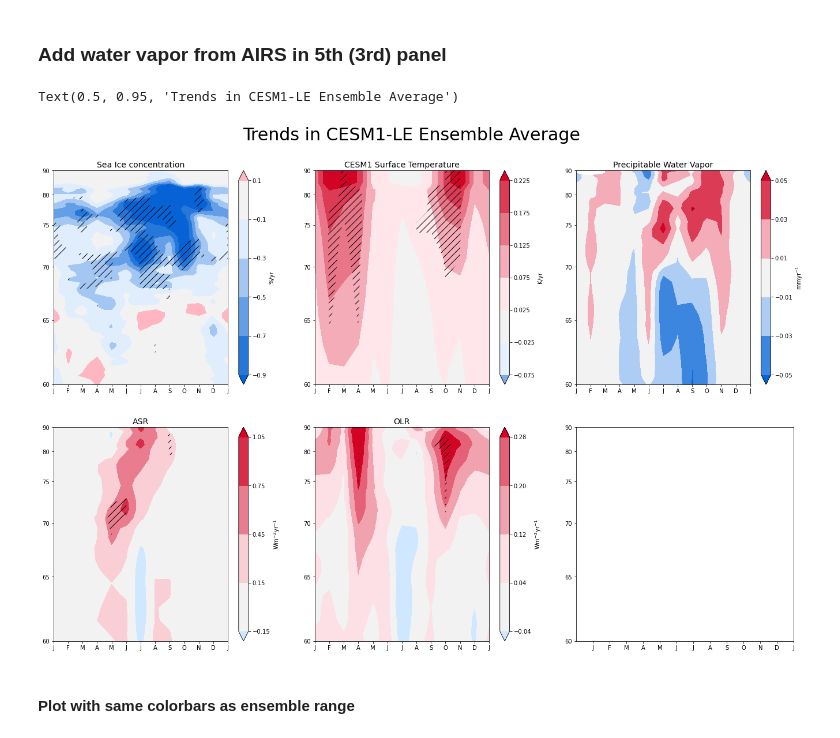
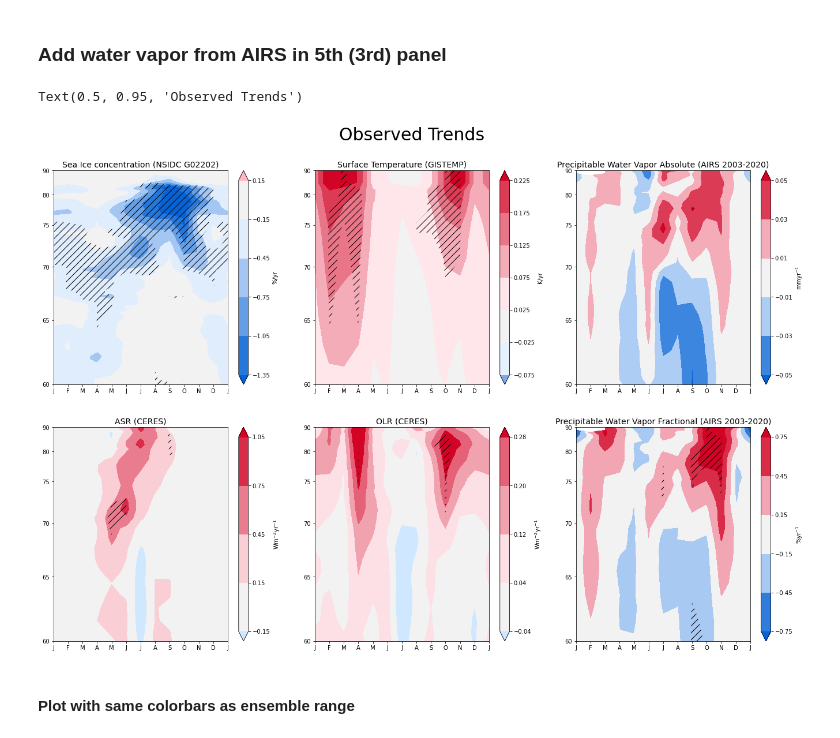
Before and after one commit to jshaw35/spectral_ice, a Jupyter notebook: figure1/figure1abc.ipynb, the cells around one changed output. Drawn from its saved outputs; the diff is of its cells as text; code cells hidden in the pictures.

```diff
--- a/figure1/figure1abc.ipynb
+++ b/figure1/figure1abc.ipynb
@@ -247,3 +231,6 @@ gisstemp_trends,gisstemp_statsig,gisstemp_notnull = compute_trends_n_signif2(gis
 # %%
 # Threw an error when the end date was 12-31
 airs_tmq_subset = tmq_net.sel(time=slice('2003-01-01','2020-12-30'),lat=slice(None,58)).mean('lon')
+# %%
+# time mean for plotting WV change in terms of percent (but why of entire time period mean 2000-2017?)
+airs_tmq_subset_tmean = airs_tmq_subset.groupby('time.month').mean('time')
@@ -250,2 +252,4 @@ airs_tmq_subset = tmq_net.sel(time=slice('2003-01-01','2020-12-30'),lat=slice(No
 # %%
 wv_trends,wv_statsig,wv_notnull = compute_trends_n_signif2(airs_tmq_subset)
+# %%
+wv_pct_trends,wv_pct_statsig,wv_pct_notnull = compute_trends_n_signif2(airs_tmq_subset / airs_tmq_subset_tmean_exp)
@@ -297,7 +276,9 @@ g02202_ds['cdr_seaice_conc_monthly'][0].plot()
 # %%
 # Subset by time and latitude
+g02202_ds = add_weights(g02202_ds)
+
 g02202_tsel = g02202_ds.sel(time=slice('2001-01-01','2020-12-31'),lat=slice(59,None))
-g02202_temp = 100*g02202_tsel['cdr_seaice_conc_monthly'].chunk({'time':-1,'lat':-1,'lon':-1}) # I don't think this speeds things up
+g02202_temp = 100*g02202_tsel['cdr_seaice_conc_monthly'] #.chunk({'time':-1,'lat':-1,'lon':-1}) # I don't think this speeds things up
 
 # Need to perform a weighted average because areas are not constant, land cells are already masked
 g02202_subset = masked_average(g02202_temp,dim=['lon'], weights=g02202_tsel['cell_weight'],)
@@ -326,6 +307,9 @@ olr_statsig_wrapped = xr.concat([olr_statsig,olr_statsig[0].assign_coords({'mont
 
 wv_trends_wrapped = xr.concat([wv_trends,wv_trends[0].assign_coords({'month':13})],dim='month')
 wv_statsig_wrapped = xr.concat([wv_statsig,wv_statsig[0].assign_coords({'month':13})],dim='month')
+
+wv_pct_trends_wrapped = xr.concat([wv_pct_trends,wv_pct_trends[0].assign_coords({'month':13})],dim='month')
+wv_pct_statsig_wrapped = xr.concat([wv_pct_statsig,wv_pct_statsig[0].assign_coords({'month':13})],dim='month')
 # %%
 palette = sns.diverging_palette(257, 10, s=99, l=44, sep=50, n=5, as_cmap=True)
 
@@ -507,60 +413,73 @@ for _ax in axes:
     _ax.set_xticks(xticks)
     _ax.set_xticklabels(xtick_labels)
 
-lat_weighted0 = np.sin(np.pi/180*g10010_trends_wrapped['lat'])
+lat_weighted0 = np.sin(np.pi/180*g02202_trends_wrapped['lat'])
 cmap0 = copy.copy(palette)
-im0 = axes[0].contourf(g10010_trends_wrapped['month'],lat_weighted0,g10010_trends_wrapped.transpose('lat','month'), # -1.4,0.4
-                       cmap=cmap0,vmin=-0.9,vmax=0.9,levels=np.arange(-0.9,0.11,0.2),extend='both')
+im0 = axes[0].contourf(g02202_trends_wrapped['month'],lat_weighted0,g02202_trends_wrapped.transpose('lat','month'), # -1.4,0.4
+                       cmap=cmap0,levels=np.arange(-1.35,0.156,0.3),vmin=-1.35,vmax=1.35,extend='both')
+#                        ,levels=np.arange(-0.9,0.11,0.2),extend='both')
 im0.cmap.set_over('lightpink') # (0.51,0.66,0.9)
-stip = axes[0].contourf(g10010_statsig_wrapped['month'],lat_weighted0,g10010_statsig_wrapped.transpose('lat','month'), colors='none',levels=[0,99,100],
-                        hatches=[None,'//'],extend='neither')
-axes[0].set_title('Sea Ice concentration',fontsize=14)
+stip = axes[0].contourf(g02202_statsig_wrapped['month'],lat_weighted0,g02202_statsig_wrapped.transpose('lat','month'),
+                        colors='none',levels=[0,99,100],hatches=[None,'//'],extend='neither')
+axes[0].set_title('Sea Ice concentration (NSIDC G02202)',fontsize=14)
 plt.colorbar(im0,ax=axes[0],label='%/yr')
 
 lat_weighted1 = np.sin(np.pi/180*gisstemp_trends_wrapped['lat'])
 cmap1 = copy.copy(palette)
 im1 = axes[1].contourf(gisstemp_trends_wrapped['month'],lat_weighted1,gisstemp_trends_wrapped.transpose('lat','month'), # -0.15,0.45
                        cmap=cmap1,vmin=-0.25, vmax=0.25,levels=np.arange(-0.075,0.2251,0.05),extend='both')
 im1.cmap.set_under((0.51,0.66,0.9))
-stip = axes[1].contourf(gisstemp_statsig_wrapped['month'],lat_weighted1,gisstemp_statsig_wrapped.transpose('lat','month'), colors='none',levels=[0,99,100],
-                        hatches=[None,'//'],extend='neither')
-axes[1].set_title('CESM1 Surface Temperature',fontsize=14)
+stip = axes[1].contourf(gisstemp_statsig_wrapped['month'],lat_weighted1,gisstemp_statsig_wrapped.transpose('lat','month'),
+                        colors='none',levels=[0,99,100],hatches=[None,'//'],extend='neither')
+axes[1].set_title('Surface Temperature (GISTEMP)',fontsize=14)
 cbar = plt.colorbar(im1,ax=axes[1],label='K/yr')
 
+### Absolute change in WV
 lat_weighted2 = np.sin(np.pi/180*wv_trends_wrapped['lat'])
 cmap2 = copy.copy(palette)
 im2 = axes[2].contourf(wv_trends_wrapped['month'],lat_weighted2,wv_trends_wrapped.transpose('lat','month'), # -0.6,3.0
                        cmap=cmap2,vmin=-0.05, vmax=0.05,extend='both',levels=np.arange(-0.05,0.051,0.02))
 # im2.cmap.set_under('blue') # (0.81,0.91,1.00)
-stip = axes[2].contourf(wv_statsig_wrapped['month'],lat_weighted2,wv_statsig_wrapped.transpose('lat','month'), colors='none',levels=[0,99,100],
-                        hatches=[None,'//'],extend='neither')
-axes[2].set_title('Precipitable Water Vapor',fontsize=14)
+stip = axes[2].contourf(wv_statsig_wrapped['month'],lat_weighted2,wv_statsig_wrapped.transpose('lat','month'),
+                        colors='none',levels=[0,99,100],hatches=[None,'//'],extend='neither')
+axes[2].set_title('Precipitable Water Vapor Absolute (AIRS 2003-2020)',fontsize=14)
 plt.colorbar(im2,ax=axes[2],label='mmyr$^{-1}$')
+
+### Fractional change in WV, # wv_pct_trends_wrapped wv_pct_statsig_wrapped
+lat_weighted5 = np.sin(np.pi/180*wv_pct_trends_wrapped['lat'])
+cmap5 = copy.copy(palette)
+im5 = axes[5].contourf(wv_pct_trends_wrapped['month'],lat_weighted5,100*wv_pct_trends_wrapped.transpose('lat','month'), # -0.6,3.0
+                       cmap=cmap6,extend='both',vmin=-0.7, vmax=0.70,levels=np.arange(-0.75,0.751,0.3))
+# im2.cmap.set_under('blue') # (0.81,0.91,1.00)
+stip = axes[5].contourf(wv_pct_statsig_wrapped['month'],lat_weighted5,wv_pct_statsig_wrapped.transpose('lat','month'),
+                        colors='none',levels=[0,95,100],hatches=[None,'//'],extend='neither')
+axes[5].set_title('Precipitable Water Vapor Fractional (AIRS 2003-2020)',fontsize=14)
+plt.colorbar(im5,ax=axes[5],label='%yr$^{-1}$')
 
 lat_weighted3 = np.sin(np.pi/180*asr_trends_wrapped['lat'])
 cmap3 = copy.copy(palette)
 im3 = axes[3].contourf(asr_trends_wrapped['month'],lat_weighted3,asr_trends_wrapped.transpose('lat','month'), # -0.3,0.7
                        cmap=cmap3,vmin=-1.05, vmax=1.05,levels=np.arange(-0.15,1.06,0.30),extend='both')
 im3.cmap.set_under((0.81,0.91,1.00))
-stip = axes[3].contourf(asr_statsig_wrapped['month'],lat_weighted3,asr_statsig_wrapped.transpose('lat','month'), colors='none',levels=[0,99,100],
-                        hatches=[None,'//'],extend='neither')
-axes[3].set_title('ASR',fontsize=14)
+stip = axes[3].contourf(asr_statsig_wrapped['month'],lat_weighted3,asr_statsig_wrapped.transpose('lat','month'),
+                        colors='none',levels=[0,99,100],hatches=[None,'//'],extend='neither')
+axes[3].set_title('ASR (CERES)',fontsize=14)
 plt.colorbar(im3,ax=axes[3],label='Wm$^{-2}$yr$^{-1}$')
 
 lat_weighted4 = np.sin(np.pi/180*olr_trends_wrapped['lat'])
 cmap4 = copy.copy(palette)
 im4 = axes[4].contourf(olr_trends_wrapped['month'],lat_weighted4,olr_trends_wrapped.transpose('lat','month'), # -0.3,0.7
                        cmap=cmap4,vmin=-0.36,vmax=0.36,levels=np.arange(-0.04,0.36,0.08),extend='both')
 im4.cmap.set_under((0.81,0.91,1.00))
-stip = axes[4].contourf(olr_statsig_wrapped['month'],lat_weighted4,olr_statsig_wrapped.transpose('lat','month'), colors='none',levels=[0,99,100],
-                        hatches=[None,'//'],extend='neither')
-axes[4].set_title('OLR',fontsize=14)
+stip = axes[4].contourf(olr_statsig_wrapped['month'],lat_weighted4,olr_statsig_wrapped.transpose('lat','month'),
+                        colors='none',levels=[0,99,100],hatches=[None,'//'],extend='neither')
+axes[4].set_title('OLR (CERES)',fontsize=14)
 plt.colorbar(im4,ax=axes[4],label='Wm$^{-2}$yr$^{-1}$')
 
-fig1.suptitle('Trends in CESM1-LE Ensemble Average',fontsize=30,y=0.95)
+fig1.suptitle('Observed Trends',fontsize=30,y=0.95)
 # %% [output]
-Text(0.5, 0.95, 'Trends in CESM1-LE Ensemble Average')
+Text(0.5, 0.95, 'Observed Trends')
-[figure, old version]
+[figure, new version]
 # %% [markdown]
 #### Plot with same colorbars as ensemble range
 # %%
```
Also changed, not shown: parts of 11 cells of this notebook, 4 other files.
